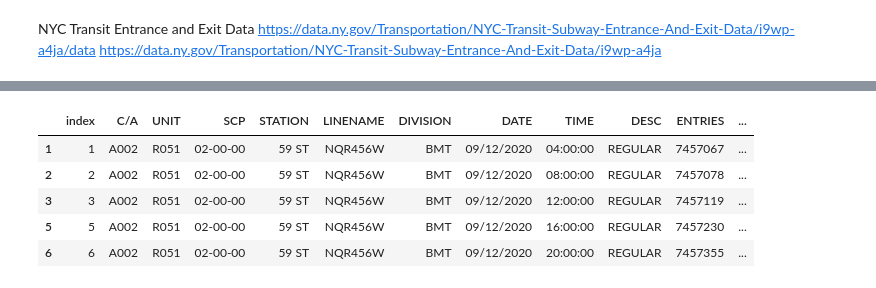
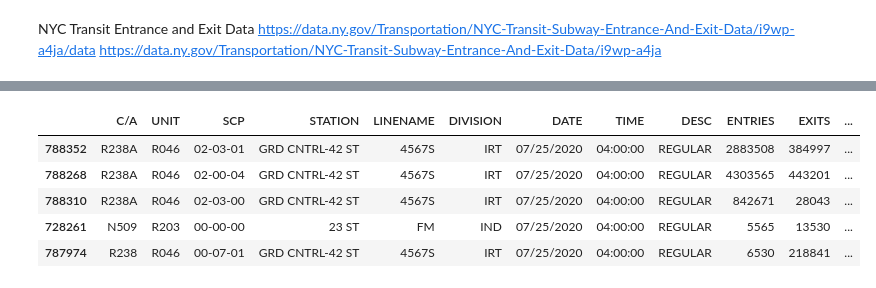
Before and after one commit to aauyeung19/Metis-Project-1, a Jupyter notebook: data cleaning.ipynb, the cells around one changed output, grey strips where cells are left out. Cells and saved outputs as stored; diff of their text form; code cells hidden in the pictures.

Commit message:
Cleaned all data Sorted by top 10 added visualizations

```diff
--- a/data cleaning.ipynb
+++ b/data cleaning.ipynb
@@ -99,0 +179,2 @@ mta['S_4hr_traffic'] = mta.groupby(['STATION','datetime']).t_4hr_traffic.transfo
+# %%
+top_ten_df = pd.DataFrame(mta[mta.STATION.isin(s)])
@@ -100,2 +204,6 @@ mta['S_4hr_traffic'] = mta.groupby(['STATION','datetime']).t_4hr_traffic.transfo
 # %%
-mta['dayofweek'] = mta.datetime.apply(lambda x : x.weekday())
+top_ten_df['day_of_week'] = top_ten_df['datetime'].apply(lambda x : x.weekday())
+# %%
+#or take the mean?
+top_ten_df['daily_traffic'] = top_ten_df.groupby(['STATION', 'day_of_week']).turn_traffic.transform('sum')
+#Gives cumulative traffic by day of week
@@ -102,9 +219,11 @@ mta['dayofweek'] = mta.datetime.apply(lambda x : x.weekday())
+# %%
+top_ten_df['traffic_by_time_by_station'] = top_ten_df.groupby(['STATION', 'day_of_week', 'TIME']).turn_traffic.transform('sum')
 # %%
-mta.head()
+top_ten_df.head()
 # %% [output]
-|  | index | C/A | UNIT | SCP | STATION | LINENAME | DIVISION | DATE | TIME | DESC | ENTRIES | ... |
-| 1 | 1 | A002 | R051 | 02-00-00 | 59 ST | NQR456W | BMT | 09/12/2020 | 04:00:00 | REGULAR | 7457067 | ... |
-| 2 | 2 | A002 | R051 | 02-00-00 | 59 ST | NQR456W | BMT | 09/12/2020 | 08:00:00 | REGULAR | 7457078 | ... |
-| 3 | 3 | A002 | R051 | 02-00-00 | 59 ST | NQR456W | BMT | 09/12/2020 | 12:00:00 | REGULAR | 7457119 | ... |
-| 5 | 5 | A002 | R051 | 02-00-00 | 59 ST | NQR456W | BMT | 09/12/2020 | 16:00:00 | REGULAR | 7457230 | ... |
-| 6 | 6 | A002 | R051 | 02-00-00 | 59 ST | NQR456W | BMT | 09/12/2020 | 20:00:00 | REGULAR | 7457355 | ... |
+|  | C/A | UNIT | SCP | STATION | LINENAME | DIVISION | DATE | TIME | DESC | ENTRIES | EXITS | ... |
+| 788352 | R238A | R046 | 02-03-01 | GRD CNTRL-42 ST | 4567S | IRT | 07/25/2020 | 04:00:00 | REGULAR | 2883508 | 384997 | ... |
+| 788268 | R238A | R046 | 02-00-04 | GRD CNTRL-42 ST | 4567S | IRT | 07/25/2020 | 04:00:00 | REGULAR | 4303565 | 443201 | ... |
+| 788310 | R238A | R046 | 02-03-00 | GRD CNTRL-42 ST | 4567S | IRT | 07/25/2020 | 04:00:00 | REGULAR | 842671 | 28043 | ... |
+| 728261 | N509 | R203 | 00-00-00 | 23 ST | FM | IND | 07/25/2020 | 04:00:00 | REGULAR | 5565 | 13530 | ... |
+| 787974 | R238 | R046 | 00-07-01 | GRD CNTRL-42 ST | 4567S | IRT | 07/25/2020 | 04:00:00 | REGULAR | 6530 | 218841 | ... |
```
Also changed, not shown: parts of 49 cells of this notebook.
